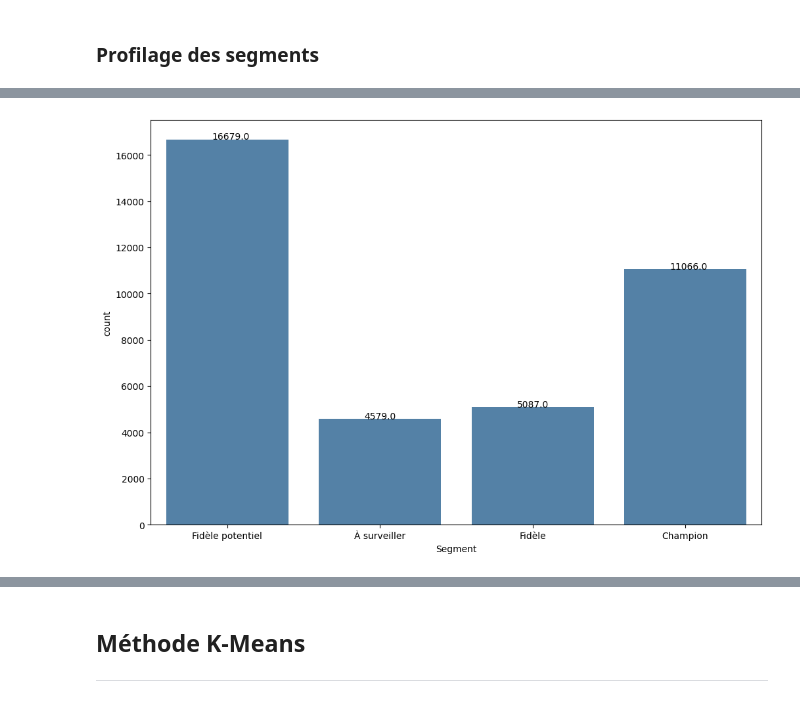
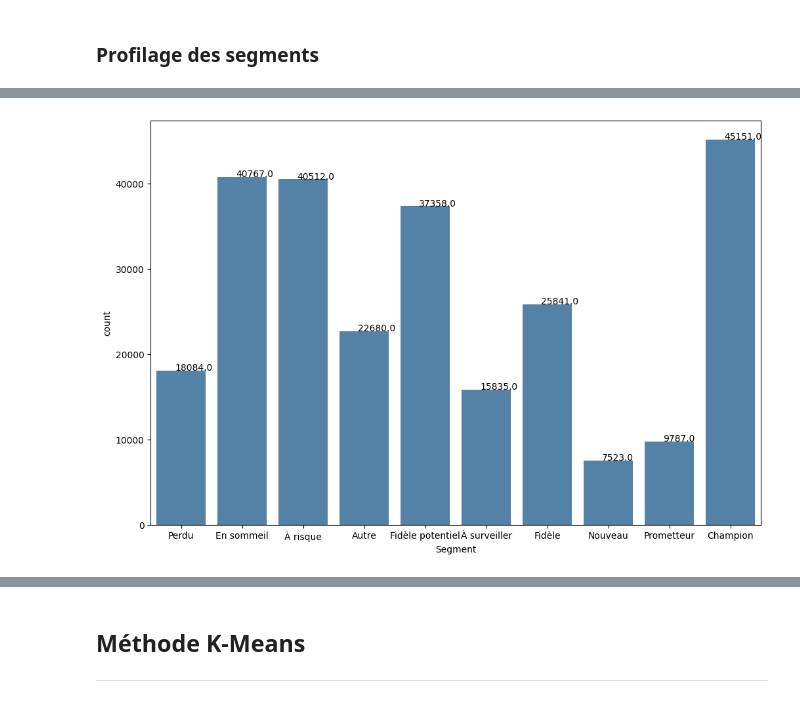
Before and after one commit to momowade221/Notebook_Segmentation_Client_OM, a Jupyter notebook: OM_Segmentation_valeur.ipynb, the cells around one changed output, grey strips where cells are left out. Drawn from its saved outputs; the diff is of its cells as text; code cells hidden in the pictures.

Commit message:
Application des algos sur les nouveaux datasets

```diff
--- a/OM_Segmentation_valeur.ipynb
+++ b/OM_Segmentation_valeur.ipynb
@@ -220,0 +347,2 @@ Column<'to_date(2022/1/2, yyyy/M/dd)'>
+# %%
+df_transaction_om=df_transaction_om.filter(col("Montant")>0)
@@ -224,0 +427,3 @@ Column<'to_date(2022/1/2, yyyy/M/dd)'>
+# %%
+df_rfm = df_transaction_om.select("Numero", "Montant", "Date")
+df_rfm.show()
@@ -346,7 +572,7 @@ segments = {
 
 
 # Utiliser une expression conditionnelle pour attribuer les segments
-rfm_df =  (rfm_df
+df_rfm =  (df_rfm
     .withColumn('Segment',
         when(col('RFM_Score').isin(segments['Champion']), lit('Champion'))
         .when(col('RFM_Score').isin(segments['Fidèle']), lit('Fidèle'))
@@ -364,5 +590,10 @@ rfm_df =  (rfm_df
 )
 
 
-printdf(rfm_df)
+#Save to csv
+pd_rfm=df_rfm.toPandas()
+pd_rfm.to_csv('#datasets_OM/base_transaction_om_rfm.csv', index=False)
+
+# Afficher le DataFrame résultant
+pd_rfm.head()
 # %% [output]
@@ -381,0 +622,11 @@ printdf(rfm_df)
+# %%
+# Inspect RFM
+pd_rfm_sort =pd_rfm.sort_values(["RFM_Score"])
+
+fig, ax = plt.subplots(1, 1, figsize=(16, 8))
+plt.xticks(rotation=90)
+# sns.histplot(df_rfm_agg_scores["RFMScore"], kde=True, bins=10, ax=ax[0])
+sns.countplot(x="RFM_Score", data=pd_rfm_sort,
+              color='steelblue')
+
+# sns.histplot(df_rfm_agg_scores["RFMScoreGroup"], color='steelblue', ax=ax[2])
@@ -382,11 +650,9 @@ printdf(rfm_df)
 # %%
-df_rfm_segment = rfm_df.toPandas().sort_values(["RFM_Score"])
-
 fig, ax = plt.subplots(1, 1, figsize=(12, 8))
 
 # sns.histplot(df_rfm_fidelite["Fidelite"], color='steelblue', shrink=.8)
-sns.countplot(x="Segment", data=df_rfm_segment, color='steelblue')
+sns.countplot(x="Segment", data=pd_rfm_sort, color='steelblue')
 for p in ax.patches:
     ax.annotate('{}'.format(p.get_height()), (p.get_x() + 0.3, p.get_height() + 1))
 # %% [output]
-[figure, old version]
+[figure, new version]
```
Also changed, not shown: parts of 120 cells of this notebook.
